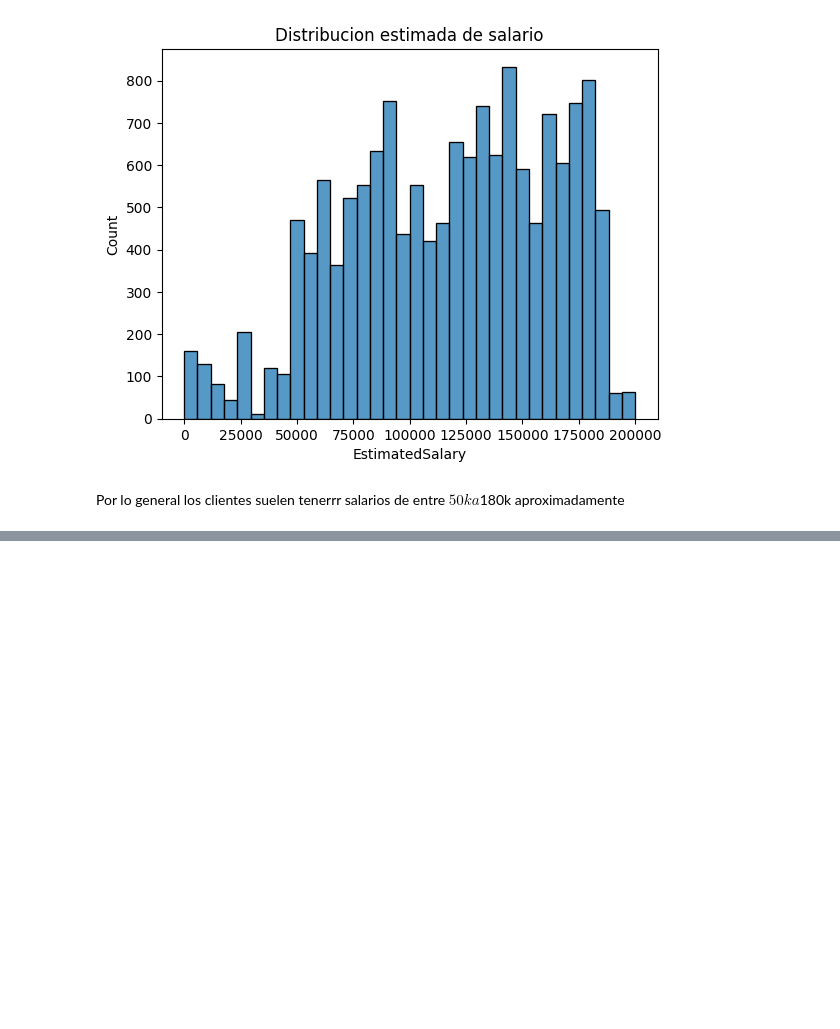
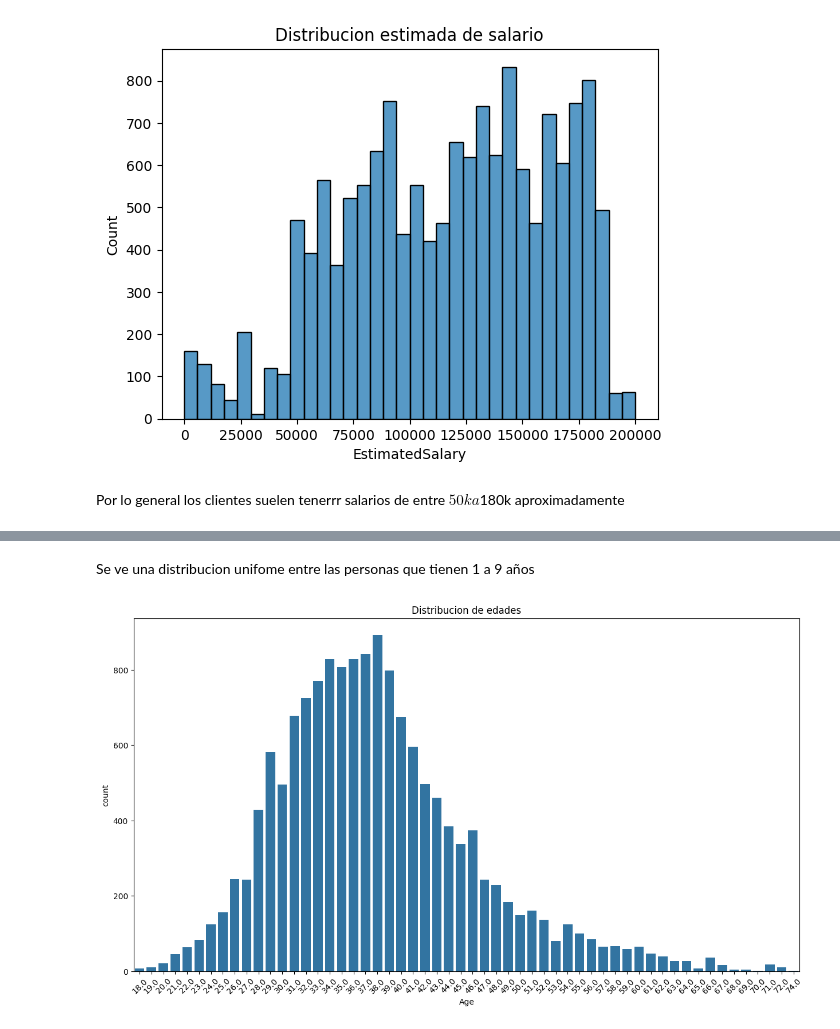
Before and after one commit to AidamZzzZ/customer-churn-prediction, a Jupyter notebook: notebooks/analisis.ipynb, the cells around one changed output, grey strips where cells are left out. Saved outputs shown, nothing was run; the diff lists cells and outputs as text; code cells hidden in the pictures; blank space fills up the shorter version.

```diff
--- a/notebooks/analisis.ipynb
+++ b/notebooks/analisis.ipynb
@@ -107,0 +116,11 @@ Por lo general los clientes suelen tenerrr salarios de entre $50k a $180k aproxi
+# %% [markdown]
+Se ve una distribucion unifome entre las personas que tienen 1 a 9 años
+# %%
+# Distribucion de edades
+plt.figure(figsize=(15, 8))
+sns.countplot(data=churn_data, x='Age')
+plt.title('Distribucion de edades')
+plt.xticks(rotation=45)
+plt.show()
+# %% [output]
+[figure, added]
```
Also changed, not shown: parts of 21 cells of this notebook, 2 other files.
